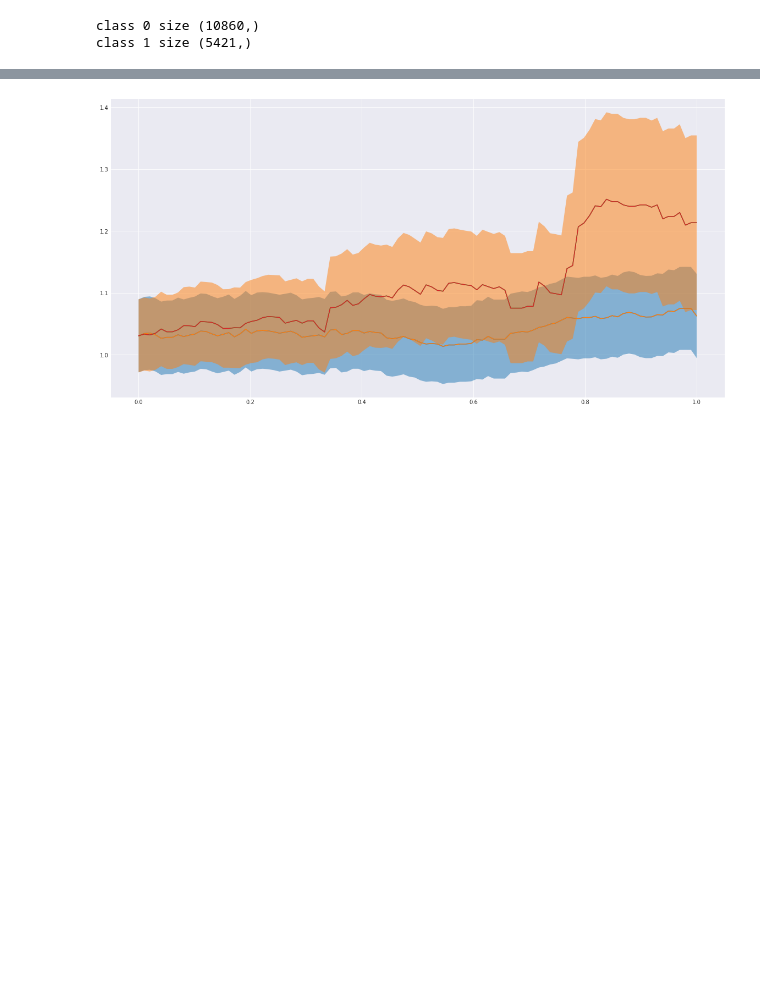
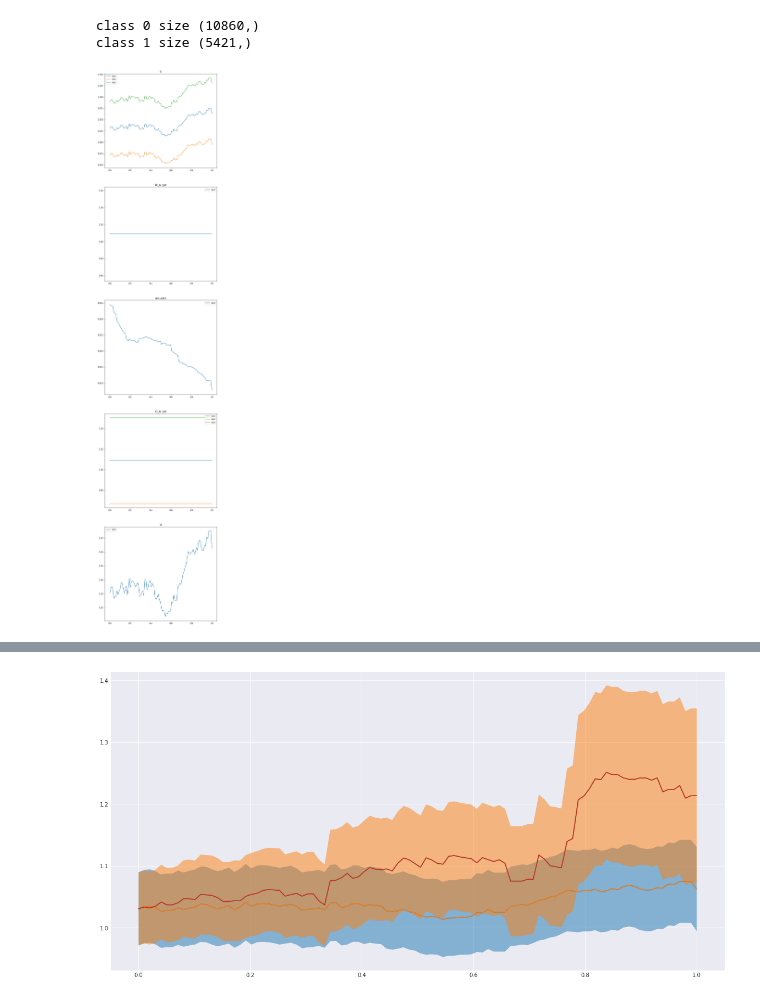
Before and after one commit to grapefroot/ot-numerical-experiments, a Jupyter notebook: notebooks/Experiments.ipynb, the cells around one changed output, grey strips where cells are left out. Drawn from its saved outputs; the diff is of its cells as text; code cells hidden in the pictures; blank space fills up the shorter version.

```diff
--- a/notebooks/Experiments.ipynb
+++ b/notebooks/Experiments.ipynb
@@ -203,3 +227,50 @@ def subsample_maps(num_samples, num_couplings, data_first, data_second, y_first,
+# %%
+def evaluate_repair(conditional_0, conditional_1, coupling, y_first, y_second, name):
+    """
+    Name:str - name of the method to repair
+    Returns:
+    Dict containing a list for every metric
+    """
+    metrics_values = defaultdict(list)
+    metrics_values['name'] = name
+    for repair_value in tqdm(np.linspace(0, 1, num=num)):
+        X_new, y_new = partial_repair(repair_value, conditional_0, conditional_1, coupling, y_first, y_second)
+        y_predicted = clf.predict(X_new)
+        metrics_value = evaluate_metrics(y_new, y_predicted, gender_binary, predicted_fairness_dict, accuracy_metrics_dict)
+        for key, value in metrics_value.items():
+            metrics_values[key].append(value)
+    return metrics_values
+# %%
+evlauation = evaluate_repair(data_test[gender_test == 'Male'], data_test[gender_test == 'Female'], coupling, y_first, y_second, name='test')
+# %%
+def plot_metrics(metric_dicts, what_to_plot=None):
+    """
+    Metric dicts: List[dict] - list of dictionaries corresponding to metrics
+    what_to_plot: List[str] - list of metric names
+    """
+
+    if what_to_plot is None:
+        what_to_plot = list(metric_dicts.keys() - ['name'])
+
+    if not isinstance(what_to_plot, list):
+        what_to_plot = [what_to_plot]
+
+    if not isinstance(metric_dicts, list):
+        metric_dicts = [metric_dicts]
+
+    fix, axes = plt.subplots(nrows=len(what_to_plot), ncols=1, figsize=(10, 10*len(what_to_plot)))
+
+    for subplot_index, metric_name in enumerate(what_to_plot):
+        for entry in metric_dicts:
+            values = entry[metric_name]
+            axes[subplot_index].set_title(metric_name)
+            axes[subplot_index].plot(np.linspace(0, 1, num=len(values)), values, label=entry['name'])
+            axes[subplot_index].legend()
+    plt.show()
+# %%
+plot_metrics(evlauation)
+# %% [output]
+[figure, added]
 # %%
 acs = []
 dims = []
```
Also changed, not shown: parts of 5 cells of this notebook.
